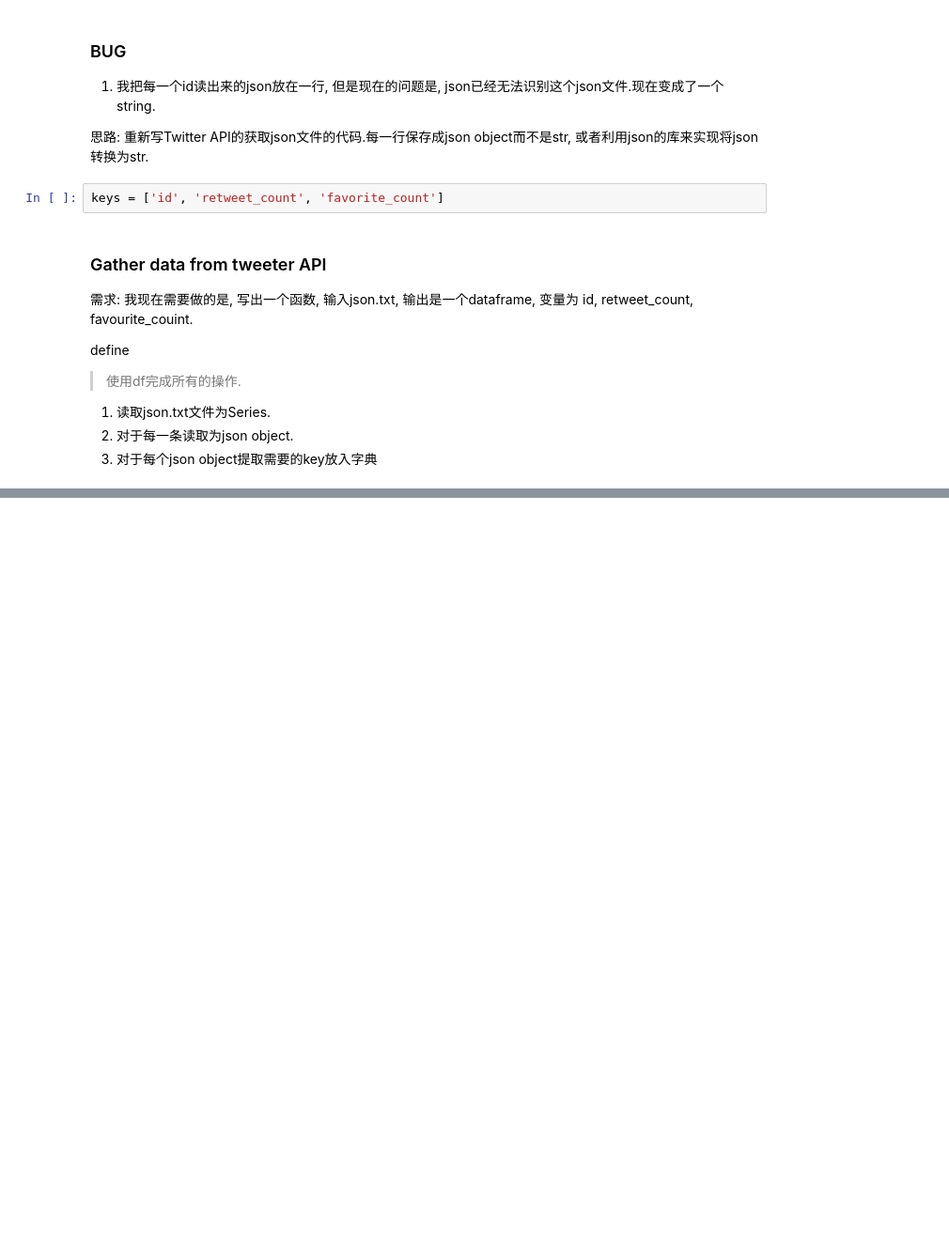
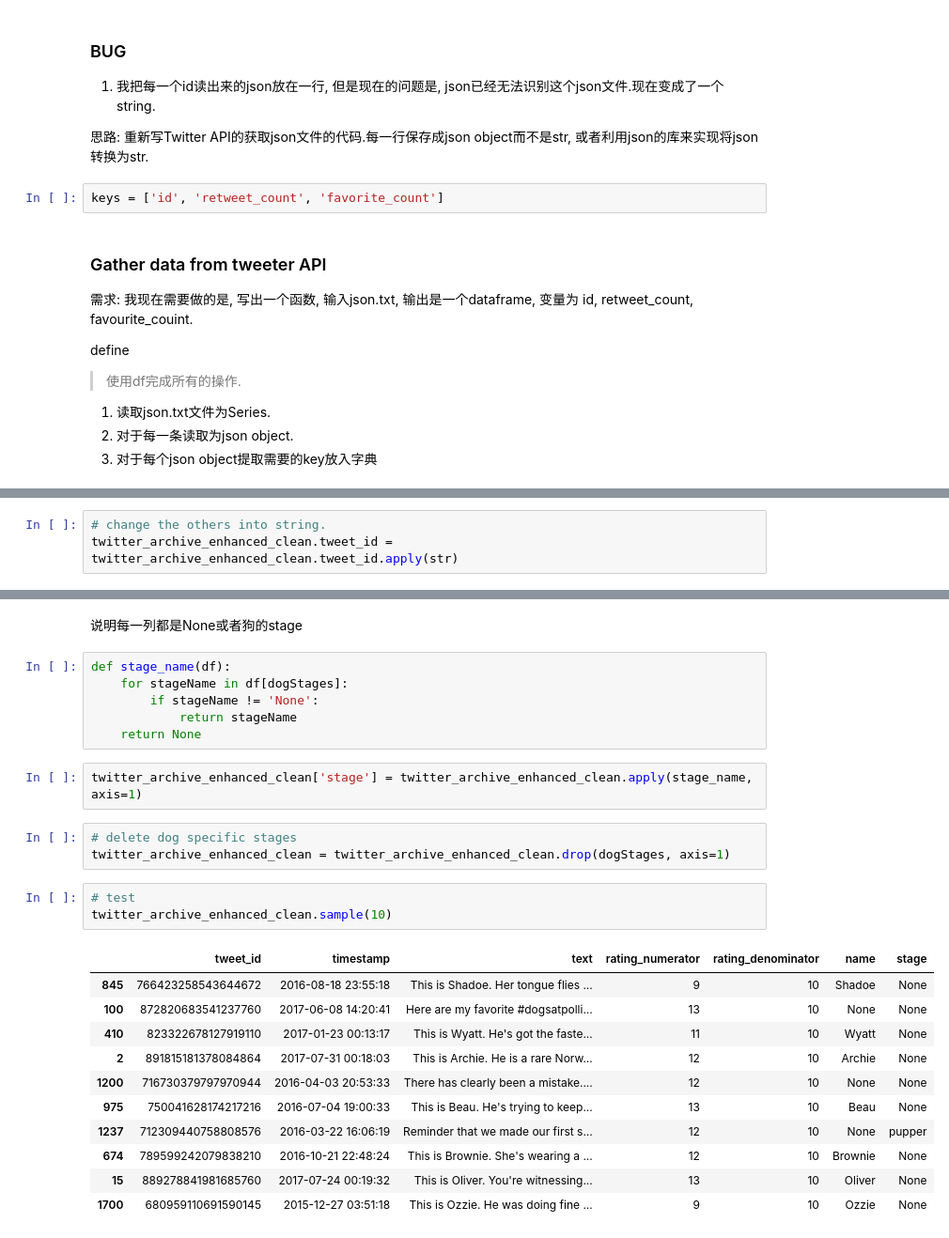
Before and after one commit to Bovey0809/data-analyst, a Jupyter notebook: projects_zh/P3 wrangle_data/wrangle_act.ipynb, the cells around one changed output, grey strips where cells are left out. Shown at 94% size. Drawn from its saved outputs; the diff is of its cells as text; blank space fills up the shorter version.

Commit message:
Data cleaning completed

```diff
--- a/projects_zh/P3 wrangle_data/wrangle_act.ipynb
+++ b/projects_zh/P3 wrangle_data/wrangle_act.ipynb
@@ -341,0 +545,3 @@ create_df_from_json('json.txt', keys)
+# %%
+# change the others into string.
+twitter_archive_enhanced_clean.tweet_id = twitter_archive_enhanced_clean.tweet_id.apply(str)
@@ -341,0 +583,28 @@ create_df_from_json('json.txt', keys)
+# %% [markdown]
+说明每一列都是None或者狗的stage
+# %%
+def stage_name(df):
+    for stageName in df[dogStages]:
+        if stageName != 'None':
+            return stageName
+    return None
+# %%
+twitter_archive_enhanced_clean['stage'] = twitter_archive_enhanced_clean.apply(stage_name, axis=1)
+# %%
+# delete dog specific stages
+twitter_archive_enhanced_clean = twitter_archive_enhanced_clean.drop(dogStages, axis=1)
+# %%
+# test
+twitter_archive_enhanced_clean.sample(10)
+# %% [output]
+|  | tweet_id | timestamp | text | rating_numerator | rating_denominator | name | stage |
+| 845 | 766423258543644672 | 2016-08-18 23:55:18 | This is Shadoe. Her tongue flies ... | 9 | 10 | Shadoe | None |
+| 100 | 872820683541237760 | 2017-06-08 14:20:41 | Here are my favorite #dogsatpolli... | 13 | 10 | None | None |
+| 410 | 823322678127919110 | 2017-01-23 00:13:17 | This is Wyatt. He's got the faste... | 11 | 10 | Wyatt | None |
+| 2 | 891815181378084864 | 2017-07-31 00:18:03 | This is Archie. He is a rare Norw... | 12 | 10 | Archie | None |
+| 1200 | 716730379797970944 | 2016-04-03 20:53:33 | There has clearly been a mistake.... | 12 | 10 | None | None |
+| 975 | 750041628174217216 | 2016-07-04 19:00:33 | This is Beau. He's trying to keep... | 13 | 10 | Beau | None |
+| 1237 | 712309440758808576 | 2016-03-22 16:06:19 | Reminder that we made our first s... | 12 | 10 | None | pupper |
+| 674 | 789599242079838210 | 2016-10-21 22:48:24 | This is Brownie. She's wearing a ... | 12 | 10 | Brownie | None |
+| 15 | 889278841981685760 | 2017-07-24 00:19:32 | This is Oliver. You're witnessing... | 13 | 10 | Oliver | None |
+| 1700 | 680959110691590145 | 2015-12-27 03:51:18 | This is Ozzie. He was doing fine ... | 9 | 10 | Ozzie | None |
```
Also changed, not shown: parts of 75 cells of this notebook, 2 other files.
